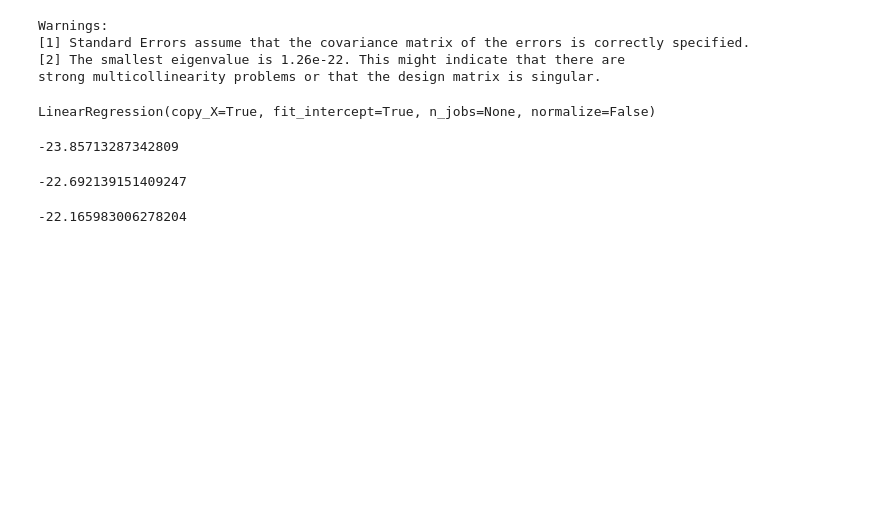
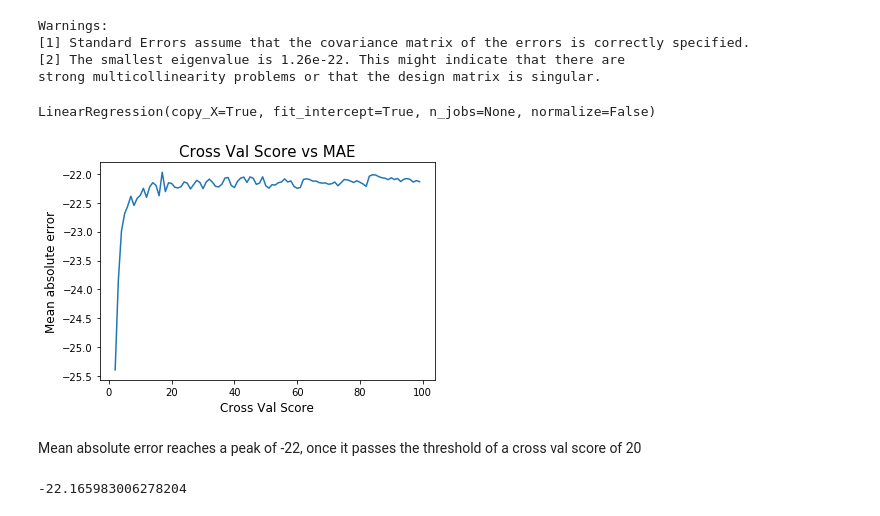
Before and after one commit to rmlevy1/nyc-mhtn-ds-010620-lectures, a Jupyter notebook: Final_Project/Modeling.ipynb, the cells around one changed output. Drawn from its saved outputs; the diff is of its cells as text; code cells hidden in the pictures; blank space fills up the shorter version.

```diff
--- a/Final_Project/Modeling.ipynb
+++ b/Final_Project/Modeling.ipynb
@@ -128,13 +137,21 @@ lm.fit(X_train, y_train)
 # %% [output]
 LinearRegression(copy_X=True, fit_intercept=True, n_jobs=None, normalize=False)
 # %%
-np.mean(cross_val_score(lm,X_train,y_train,scoring = 'neg_mean_absolute_error', cv=3))
+cv_num = []
+mae = []
+for x in range(2,100):
+    cv_num.append(x)
+    mae.append(np.mean(cross_val_score(lm,X_train,y_train,scoring = 'neg_mean_absolute_error', cv= x)))
-# %% [output]
--23.85713287342809
-# %%
-np.mean(cross_val_score(lm,X_train,y_train,scoring = 'neg_mean_absolute_error', cv=5))
-# %% [output]
--22.692139151409247
+# %%
+chart = sns.lineplot(x = cv_num, y = mae)
+chart.set_xlabel('Cross Val Score', fontsize =12)
+chart.set_ylabel('Mean absolute error', fontsize =12)
+chart.set_title('Cross Val Score vs MAE', fontsize =15)
+plt.show()
+# %% [output]
+[figure, added]
+# %% [markdown]
+Mean absolute error reaches a peak of -22, once it passes the threshold of a cross val score of 20
 # %%
 np.mean(cross_val_score(lm,X_train,y_train,scoring = 'neg_mean_absolute_error', cv=20))
 # %% [output]
```
Also changed, not shown: parts of 4 cells of this notebook.
